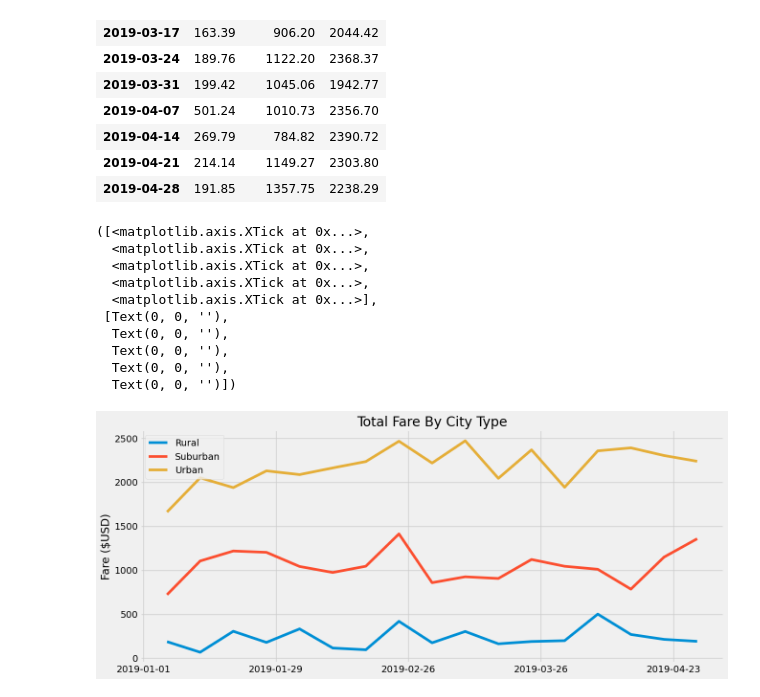
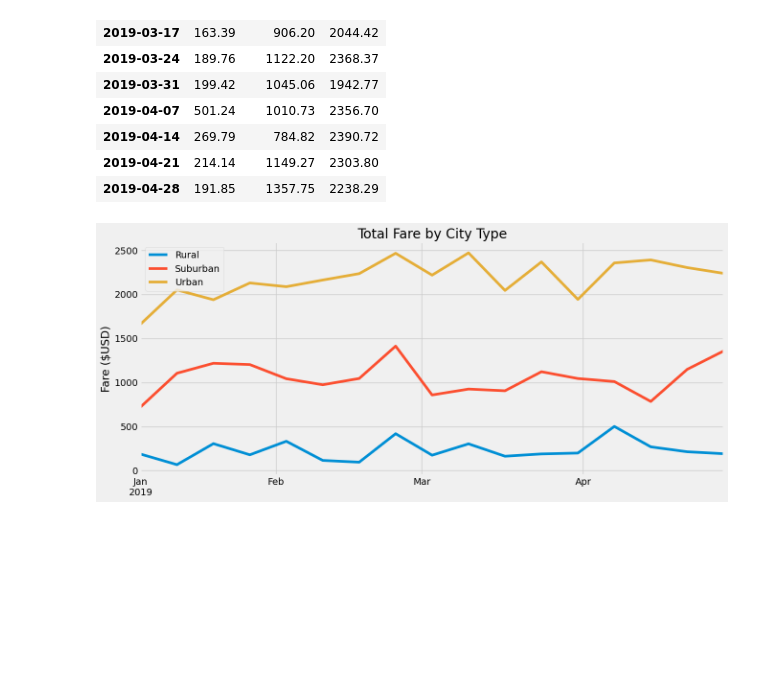
Before and after one commit to mzabrisk/PyBer_Analysis, a Jupyter notebook: PyBer_Challenge.ipynb, the cells around one changed output. Cells and saved outputs as stored; diff of their text form; code cells hidden in the pictures; blank space fills up the shorter version.

Commit message:
updated pyber_challenge.ipynb through end of module 2 deliverable 5

```diff
--- a/PyBer_Challenge.ipynb
+++ b/PyBer_Challenge.ipynb
@@ -254,34 +254,27 @@ pyber_by_week_df
 # %%
 # 8. Using the object-oriented interface method, plot the resample DataFrame using the df.plot() function.
 
 # Import the style from Matplotlib.
 from matplotlib import style
 import numpy as np
 # Use the graph style fivethirtyeight.
 style.use('fivethirtyeight')
 
-# x_labels = ['Jan', 'Feb', 'Mar', 'Apr']
-x_labels = {'Jan': '2019-01-01', '2019-02-01': 'Feb', '2019-03-01': 'Mar', '2019-04-01': 'Apr', '2019-05-01': 'Mar'}
-x_axis = np.arange(np.datetime64('2019-01-01'), np.datetime64('2019-05-01'), step = np.timedelta64(4, 'W'))
-x_axiss = [x for x in x_axis]
+x_labels = ['Jan\n2019', 'Feb', 'Mar', 'Apr']
+#x_axis = np.arange(np.datetime64('2019-01-01'), np.datetime64('2019-05-01'), step = np.timedelta64(30, 'D'))
+x_axis = ['2019-01-06', '2019-02-01', '2019-03-01', '2019-04-01']
 
 fig, ax = plt.subplots(figsize=(14,6))
 plt.plot(pyber_by_week_df, label=['Rural', 'Suburban', 'Urban'])
 plt.legend(loc='best')
-plt.title('Total Fare By City Type')
+plt.title('Total Fare by City Type')
 plt.ylabel('Fare ($USD)')
-plt.xticks(x_axiss)
-# plt.xticks(x_axis, x_labels)
-#pyber_by_week_df.plot()
+plt.xticks(x_axis, x_labels)
+plt.xlim(np.datetime64('2019-01-06'), np.datetime64('2019-04-28'))
+
+
+plt.savefig('analysis/PyBer_fare_summary.png')
+
+plt.show()
 # %% [output]
-([<matplotlib.axis.XTick at 0x...>,
-  <matplotlib.axis.XTick at 0x...>,
-  <matplotlib.axis.XTick at 0x...>,
-  <matplotlib.axis.XTick at 0x...>,
-  <matplotlib.axis.XTick at 0x...>],
- [Text(0, 0, ''),
-  Text(0, 0, ''),
-  Text(0, 0, ''),
-  Text(0, 0, ''),
-  Text(0, 0, '')])
-[figure, old version]
+[figure, new version]
```
Also changed, not shown: parts of 2 cells of this notebook, 1 other file.
